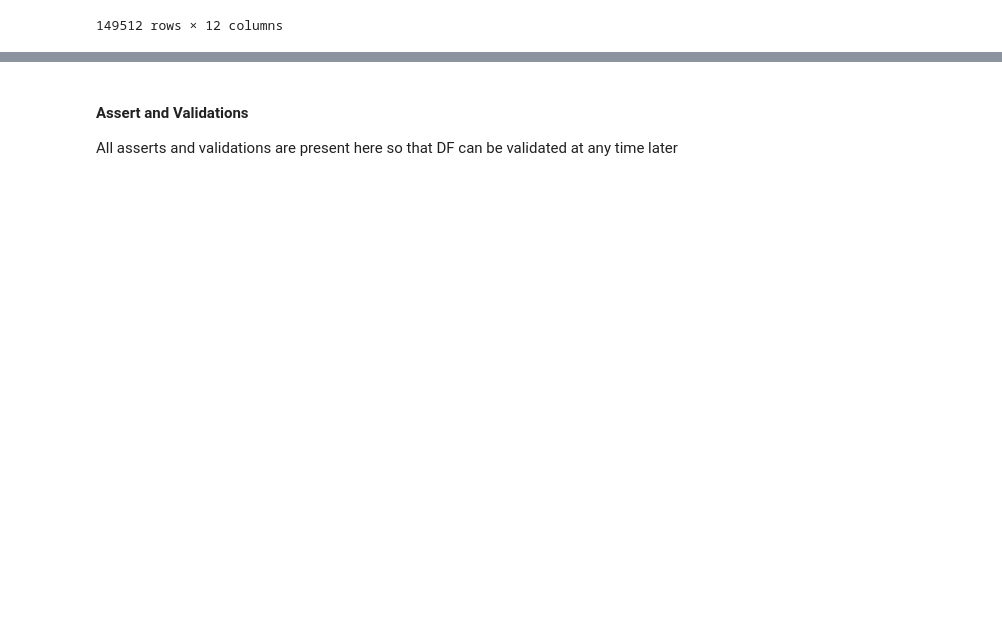
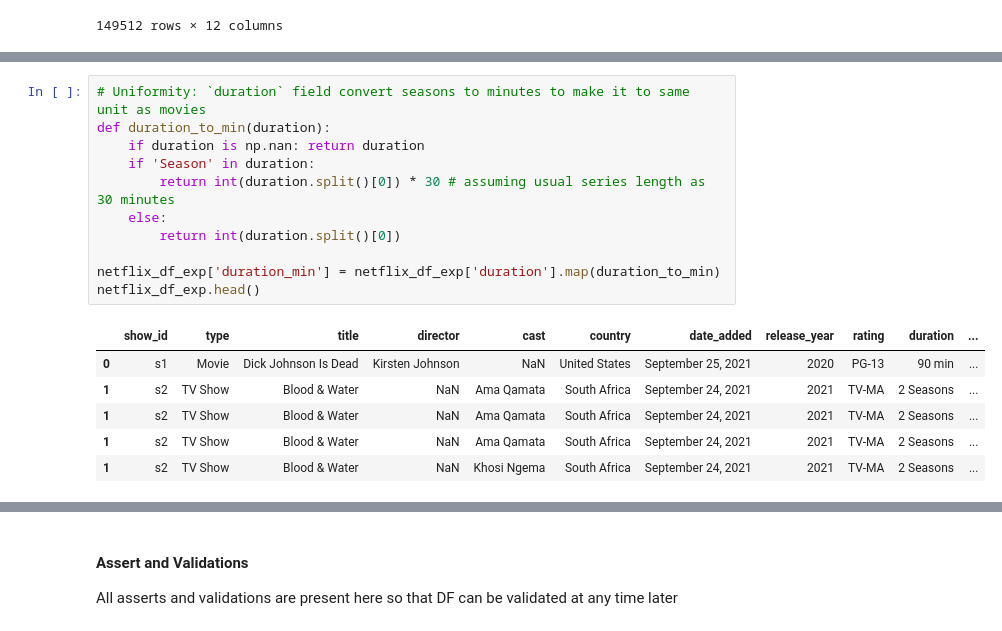
Before and after one commit to jyothisable/netflix, a Jupyter notebook: EDA.ipynb, the cells around one changed output, grey strips where cells are left out. Saved outputs shown, nothing was run; the diff lists cells and outputs as text; blank space fills up the shorter version.

```diff
--- a/EDA.ipynb
+++ b/EDA.ipynb
@@ -197,0 +218,18 @@ netflix_df_exp
+# %%
+# Uniformity: `duration` field convert seasons to minutes to make it to same unit as movies
+def duration_to_min(duration):
+    if duration is np.nan: return duration
+    if 'Season' in duration:
+        return int(duration.split()[0]) * 30 # assuming usual series length as 30 minutes
+    else:
+        return int(duration.split()[0])
+
+netflix_df_exp['duration_min'] = netflix_df_exp['duration'].map(duration_to_min)
+netflix_df_exp.head()
+# %% [output]
+|  | show_id | type | title | director | cast | country | date_added | release_year | rating | duration | ... |
+| 0 | s1 | Movie | Dick Johnson Is Dead | Kirsten Johnson | NaN | United States | September 25, 2021 | 2020 | PG-13 | 90 min | ... |
+| 1 | s2 | TV Show | Blood & Water | NaN | Ama Qamata | South Africa | September 24, 2021 | 2021 | TV-MA | 2 Seasons | ... |
+| 1 | s2 | TV Show | Blood & Water | NaN | Ama Qamata | South Africa | September 24, 2021 | 2021 | TV-MA | 2 Seasons | ... |
+| 1 | s2 | TV Show | Blood & Water | NaN | Ama Qamata | South Africa | September 24, 2021 | 2021 | TV-MA | 2 Seasons | ... |
+| 1 | s2 | TV Show | Blood & Water | NaN | Khosi Ngema | South Africa | September 24, 2021 | 2021 | TV-MA | 2 Seasons | ... |
```
Also changed, not shown: parts of 6 cells of this notebook.
